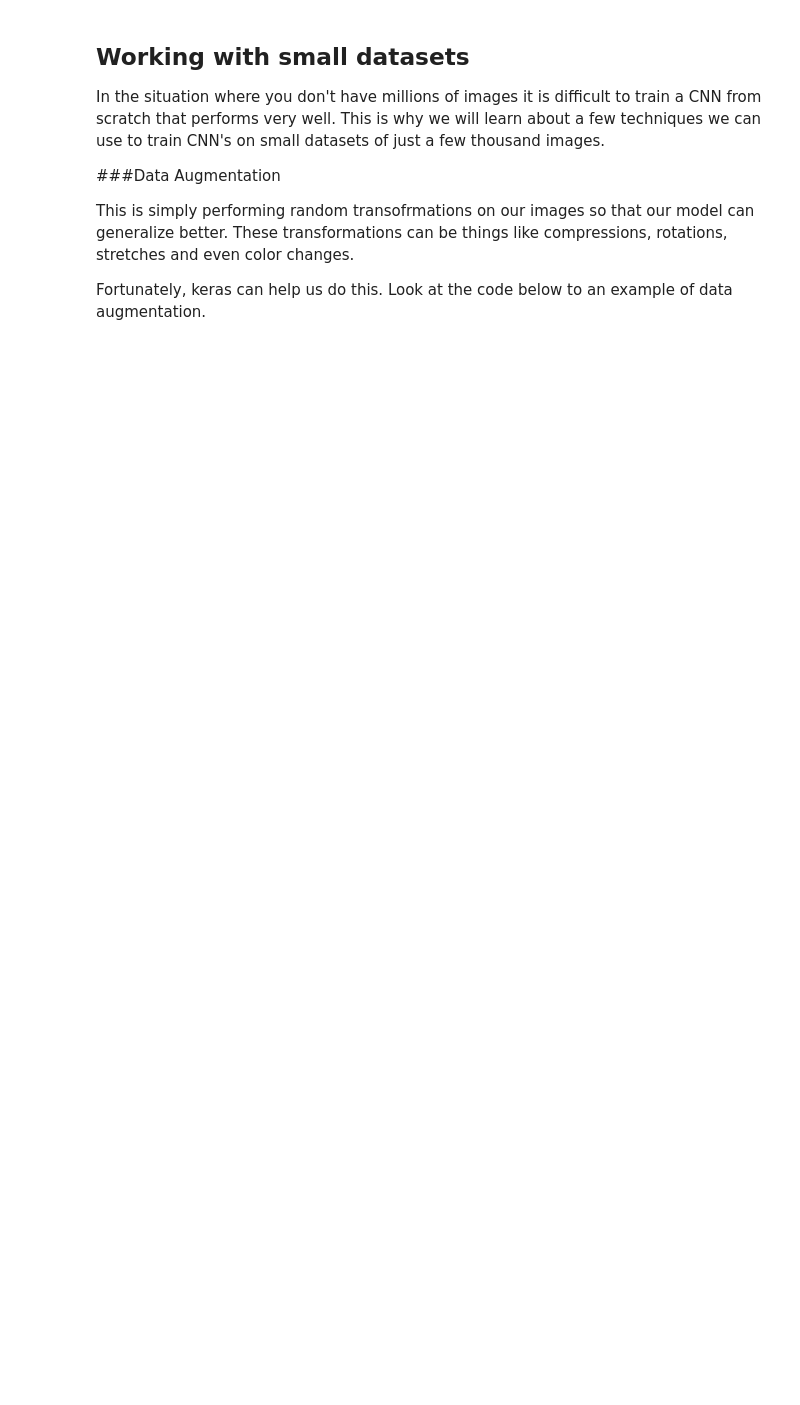
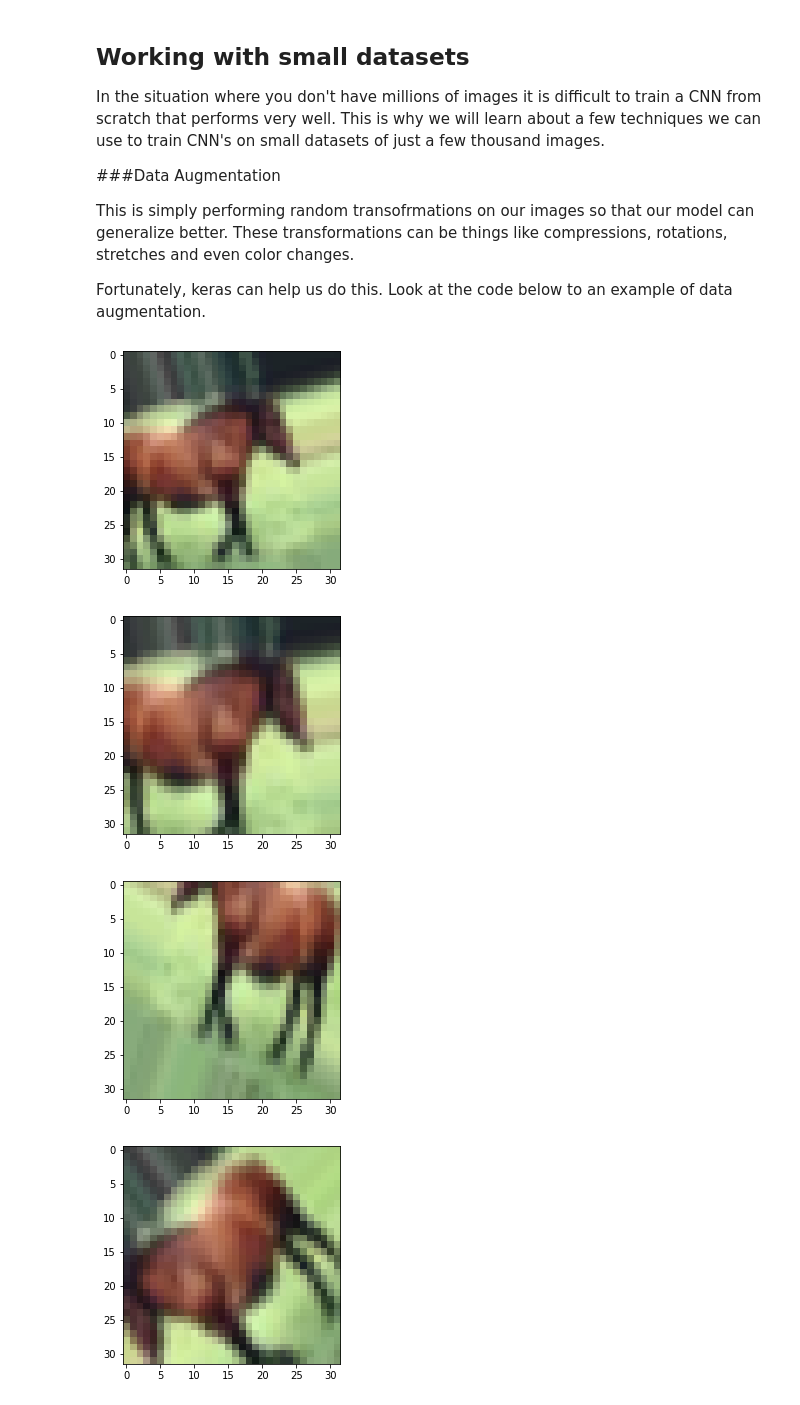
Before and after one commit to HernanMagallanes/TensorFlow_course, a Jupyter notebook: Module_5.ipynb, the cells around one changed output. Cells and saved outputs as stored; diff of their text form; code cells hidden in the pictures; blank space fills up the shorter version.

```diff
--- a/Module_5.ipynb
+++ b/Module_5.ipynb
@@ -210,30 +237,39 @@ Fortunately, keras can help us do this. Look at the code below to an example of
 # %%
-# data augmentation
-from keras.preprocessing import image
-from keras.preprocessing.image import ImageDataGenerator
-
 # creates a data generator object that transforms images
 datagen = ImageDataGenerator(
-rotation_range=40,
-width_shift_range=0.2,
-height_shift_range=0.2,
-shear_range=0.2,
-zoom_range=0.2,
-horizontal_flip=True,
-fill_mode='nearest')
+    rotation_range=40,
+    width_shift_range=0.2,
+    height_shift_range=0.2,
+    shear_range=0.2,
+    zoom_range=0.2,
+    horizontal_flip=True,
+    fill_mode='nearest')
 
 # pick an image to transform
-test_img = train_images[20]
-img = image.img_to_array(test_img)  # convert image to numpy arry
-img = img.reshape((1,) + img.shape)  # reshape image
+test_img = train_images[7]
+
+# convert image to numpy arry
+img = image.img_to_array(test_img)
+
+# reshape image
+img = img.reshape((1,) + img.shape)
 
 i = 0
 
-for batch in datagen.flow(img, save_prefix='test', save_format='jpeg'):  # this loops runs forever until we break, saving images to current directory with specified prefix
+# this loops runs forever until we break, saving images to current directory with specified prefix
+
+for batch in datagen.flow(img, save_prefix='test', save_format='jpeg'):
     plt.figure(i)
     plot = plt.imshow(image.img_to_array(batch[0]))
     i += 1
-    if i > 4:  # show 4 images
+
+    # show 4 images
+    if i > 4:
         break
 
 plt.show()
+# %% [output]
+[figure, added]
+[figure, added]
+[figure, added]
+[figure, added]
```
Also changed, not shown: parts of 31 cells of this notebook.
